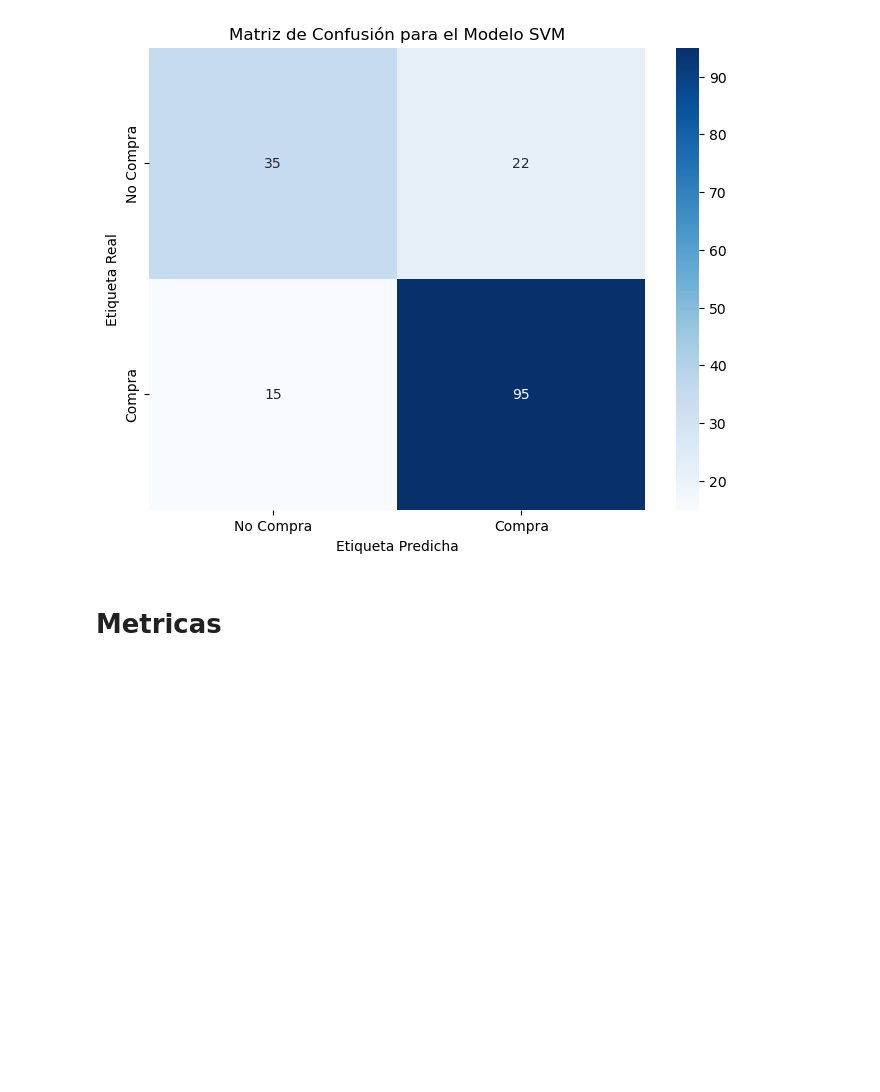
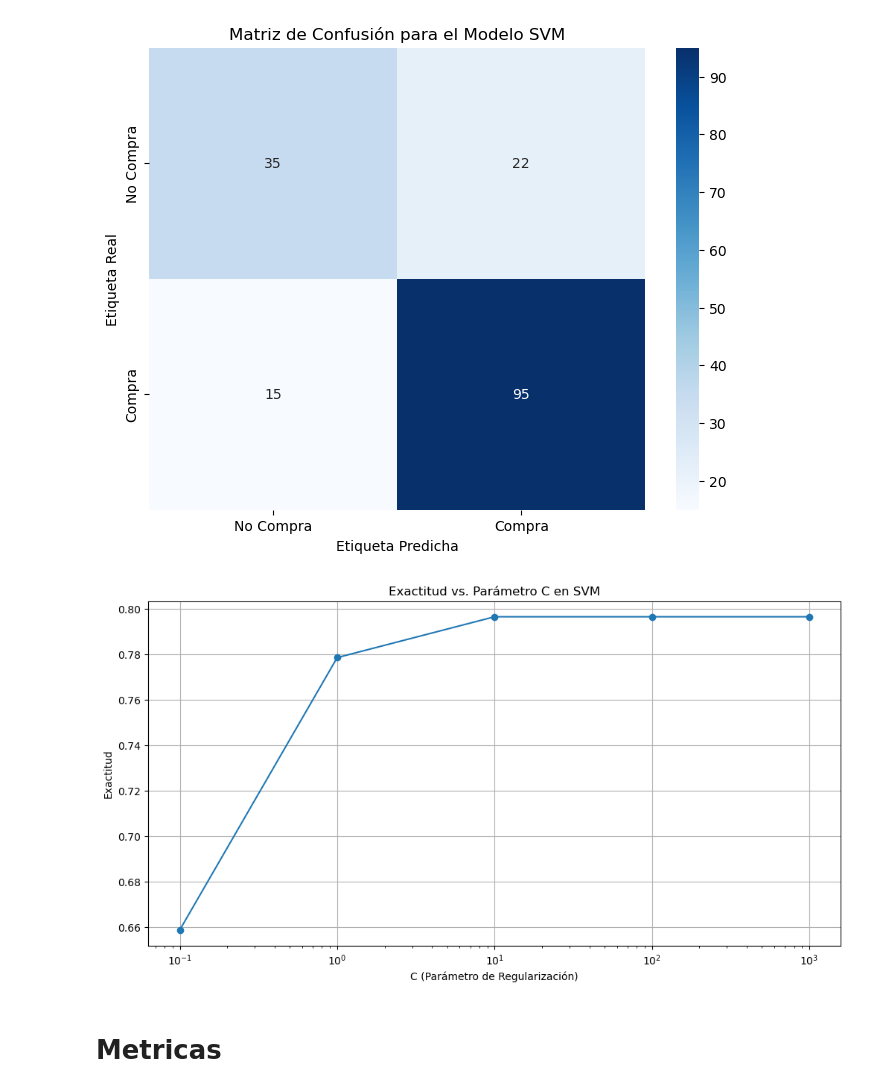
Before and after one commit to Japulgarin/Data_challenge_uninorte, a Jupyter notebook: Ejemplo clasificacion de texto.ipynb, the cells around one changed output. Saved outputs shown, nothing was run; the diff lists cells and outputs as text; code cells hidden in the pictures; blank space fills up the shorter version.

```diff
--- a/Ejemplo clasificacion de texto.ipynb
+++ b/Ejemplo clasificacion de texto.ipynb
@@ -294,6 +406,36 @@ plt.xlabel('Etiqueta Predicha')
 plt.show()
 # %% [output]
 [figure]
+# %%
+from sklearn.svm import SVC
+from sklearn.metrics import accuracy_score
+import matplotlib.pyplot as plt
+
+# Definir un rango de valores para el parámetro C
+C_values = [0.1, 1, 10, 100, 1000]
+
+# Lista para guardar las exactitudes para cada valor de C
+svm_accuracies = []
+
+# Para cada valor de C, entrenar un modelo SVM y evaluar su exactitud
+for C in C_values:
+    svm = SVC(C=C, random_state=0)
+    svm.fit(X_train, y_train)
+    y_pred_svm = svm.predict(X_test)
+    accuracy_svm = accuracy_score(y_test, y_pred_svm)
+    svm_accuracies.append(accuracy_svm)
+
+# Graficar la exactitud en función del parámetro C
+plt.figure(figsize=(12, 6))
+plt.plot(C_values, svm_accuracies, marker='o', linestyle='-')
+plt.title("Exactitud vs. Parámetro C en SVM")
+plt.xlabel("C (Parámetro de Regularización)")
+plt.ylabel("Exactitud")
+plt.xscale('log')  # Escala logarítmica si los valores de C varían mucho
+plt.grid(True)
+plt.show()
+# %% [output]
+[figure, added]
 # %% [markdown]
 # Metricas
 # %% [markdown]
```
Also changed, not shown: parts of 39 cells of this notebook.
